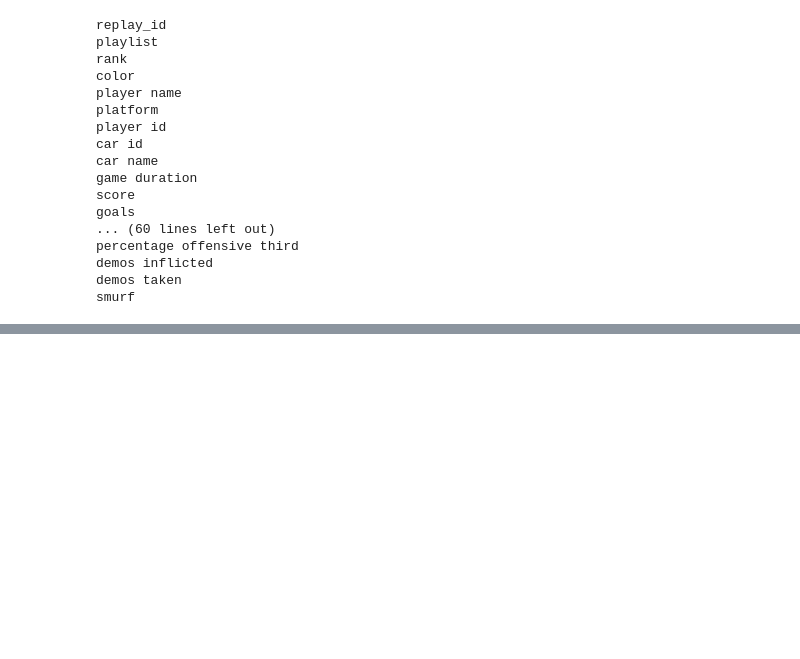
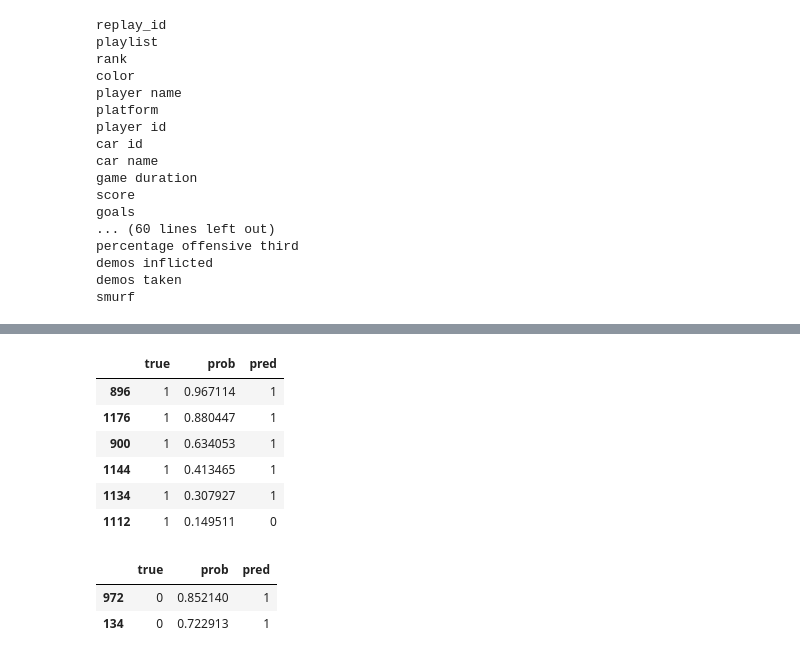
Before and after one commit to atwooda2/ISTA_498_Capstone, a Jupyter notebook: predictive_pipeline.ipynb, the cells around one changed output, grey strips where cells are left out. Drawn from its saved outputs; the diff is of its cells as text; code cells hidden in the pictures; blank space fills up the shorter version.

Commit message:
Tuned Model with 30 smurfs

```diff
--- a/predictive_pipeline.ipynb
+++ b/predictive_pipeline.ipynb
@@ -250,9 +356,0 @@ weighted avg       1.00      1.00      0.99       214
-# %%
-y_prob = xgb_model.predict_proba(X_test)[:, 1]
-
-y_pred = (y_prob >= 0.3).astype(int)
-print(classification_report(y_test, y_pred))
-pd.DataFrame({
-    'true': y_test,
-    'prob': y_prob
-}).sort_values('prob', ascending=False)
@@ -280,0 +357,9 @@ weighted avg       1.00      1.00      0.99       214
+# %%
+y_pred = (y_prob >= 0.3).astype(int)
+print(classification_report(y_test, y_pred))
+check = pd.DataFrame({
+    'true': y_test,
+    'prob': y_prob,
+    'pred': y_pred
+}).sort_values('prob', ascending=False)
+print(check)
@@ -281,3 +384,19 @@ weighted avg       1.00      1.00      0.99       214
+# %%
+check[check['true']==1]
+# %% [output]
+|  | true | prob | pred |
+| 896 | 1 | 0.967114 | 1 |
+| 1176 | 1 | 0.880447 | 1 |
+| 900 | 1 | 0.634053 | 1 |
+| 1144 | 1 | 0.413465 | 1 |
+| 1134 | 1 | 0.307927 | 1 |
+| 1112 | 1 | 0.149511 | 0 |
+# %%
+check[(check['true']==0) & (check['pred'] == 1)]
+# %% [output]
+|  | true | prob | pred |
+| 972 | 0 | 0.852140 | 1 |
+| 134 | 0 | 0.722913 | 1 |
 # %%
 importance = pd.Series(xgb_model.feature_importances_, index=X.columns)
 print(importance.sort_values(ascending=False).head(10))
```
Also changed, not shown: parts of 37 cells of this notebook.
